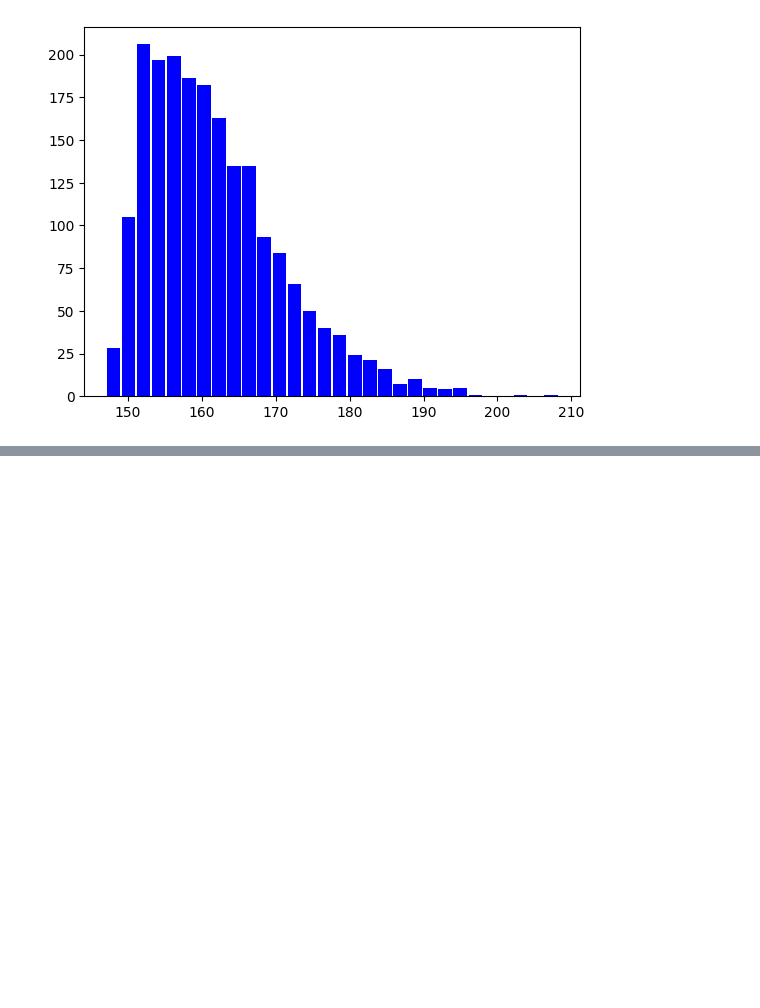
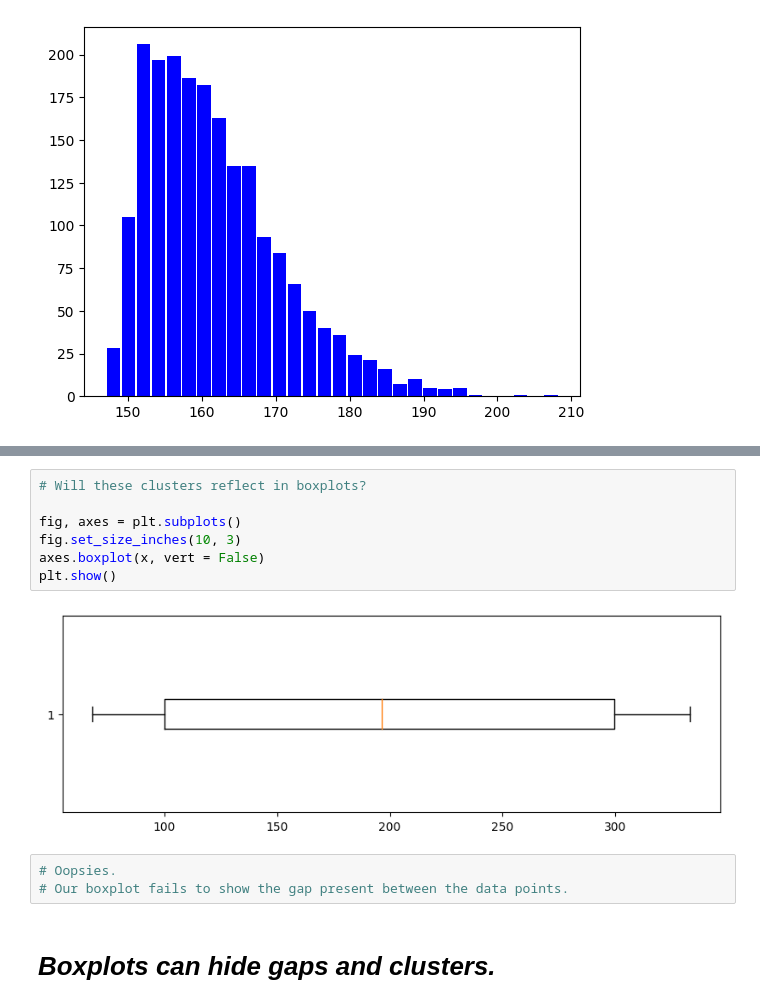
Before and after one commit to anoban/Understanding-and-Visualizing-Data-with-Python, a Jupyter notebook: anoban/Box plots.ipynb, the cells around one changed output, grey strips where cells are left out. Saved outputs shown, nothing was run; the diff lists cells and outputs as text; blank space fills up the shorter version.

```diff
--- a/anoban/Box plots.ipynb
+++ b/anoban/Box plots.ipynb
@@ -53,0 +97,14 @@ plt.show()
+# %%
+# Will these clusters reflect in boxplots?
+
+fig, axes = plt.subplots()
+fig.set_size_inches(10, 3)
+axes.boxplot(x, vert = False)
+plt.show()
+# %% [output]
+[figure, added]
+# %%
+# Oopsies.
+# Our boxplot fails to show the gap present between the data points.
+# %% [markdown]
+# ___Boxplots can hide gaps and clusters.___
```
Also changed, not shown: parts of 6 cells of this notebook.
